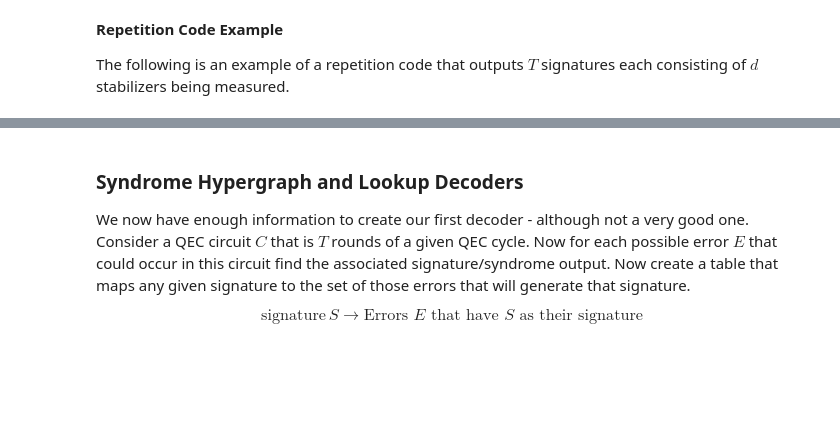
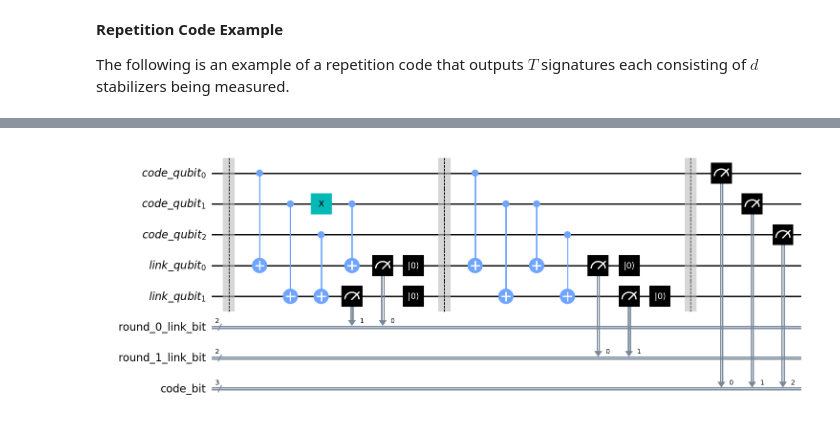
Before and after one commit to qiskit-community/qiskit-qec, a Jupyter notebook: docs/tutorials/QEC_Framework_IEEE_2022.ipynb, the cells around one changed output, grey strips where cells are left out. Saved outputs shown, nothing was run; the diff lists cells and outputs as text; code cells hidden in the pictures; blank space fills up the shorter version.

```diff
--- a/docs/tutorials/QEC_Framework_IEEE_2022.ipynb
+++ b/docs/tutorials/QEC_Framework_IEEE_2022.ipynb
@@ -1922,13 +2082,7 @@ example_explanations = {
     9: "Initialization error on `code_qubit[2]`",
 }
 # %%
-example = examples[3]
+example = examples[6]
 example.draw(output='mpl')
+# %% [output]
+[figure, added]
-# %% [markdown]
-### Syndrome Hypergraph and Lookup Decoders
-
-We now have enough information to create our first decoder - although not a very good one. Consider a QEC circuit $C$ that is $T$ rounds of a given QEC cycle. Now for each possible error $E$ that could occur in this circuit find the associated signature/syndrome output. Now create a table that maps any given signature to the set of those errors that will generate that signature.
-
-$$
-\textrm{signature}\, S \longrightarrow \textrm{Errors $E$ that have $S$ as their signature}
-$$
```
Also changed, not shown: parts of 42 cells of this notebook.
